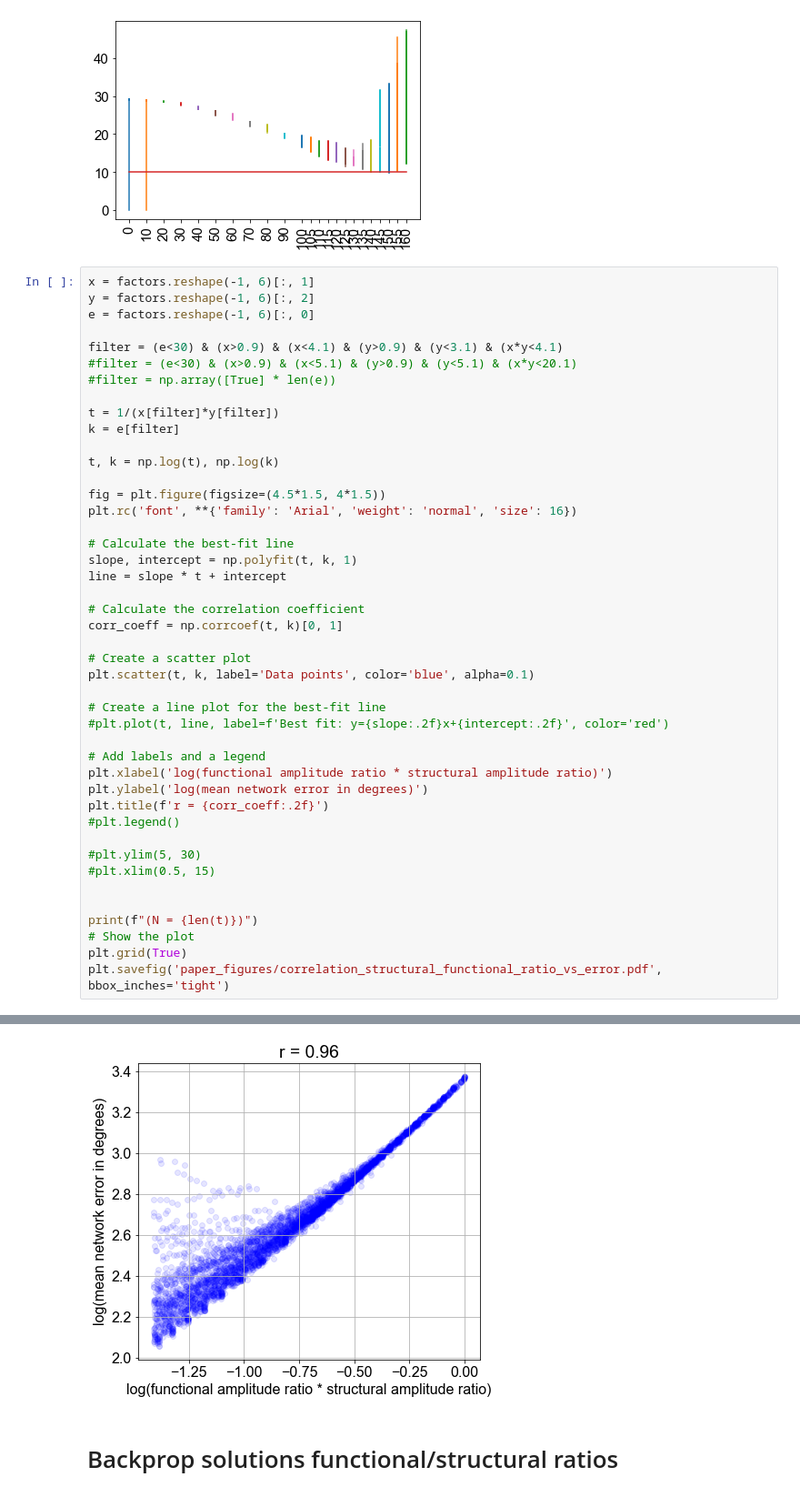
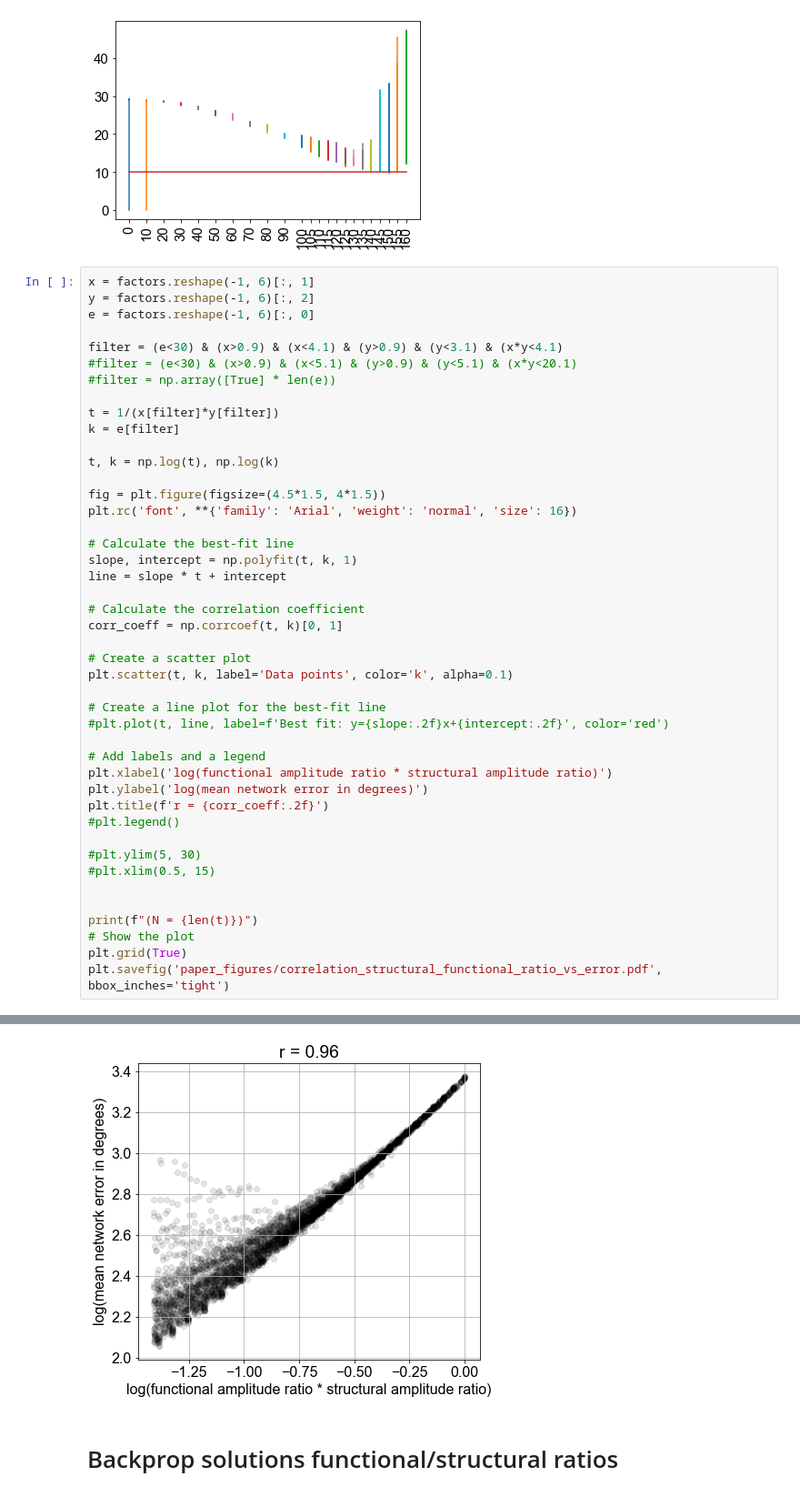
Before and after one commit to azaho/ccn_story3, a Jupyter notebook: radius.ipynb, the cells around one changed output, grey strips where cells are left out. Shown: that part at 91% size. Saved outputs shown, nothing was run; the diff lists cells and outputs as text.

```diff
--- a/radius.ipynb
+++ b/radius.ipynb
@@ -301,35 +312,35 @@ fig = plt.figure(figsize=(4.5*1.5, 4*1.5))
 plt.rc('font', **{'family': 'Arial', 'weight': 'normal', 'size': 16})
 
 # Calculate the best-fit line
 slope, intercept = np.polyfit(t, k, 1)
 line = slope * t + intercept
 
 # Calculate the correlation coefficient
 corr_coeff = np.corrcoef(t, k)[0, 1]
 
 # Create a scatter plot
-plt.scatter(t, k, label='Data points', color='blue', alpha=0.1)
+plt.scatter(t, k, label='Data points', color='k', alpha=0.1)
 
 # Create a line plot for the best-fit line
 #plt.plot(t, line, label=f'Best fit: y={slope:.2f}x+{intercept:.2f}', color='red')
 
 # Add labels and a legend
 plt.xlabel('log(functional amplitude ratio * structural amplitude ratio)')
 plt.ylabel('log(mean network error in degrees)')
 plt.title(f'r = {corr_coeff:.2f}')
 #plt.legend()
 
 #plt.ylim(5, 30)
 #plt.xlim(0.5, 15)
 
 
 print(f"(N = {len(t)})")
 # Show the plot
 plt.grid(True)
 plt.savefig('paper_figures/correlation_structural_functional_ratio_vs_error.pdf', bbox_inches='tight')
 # %% [output]
 (N = 4124)
-[figure, old version]
+[figure, new version]
 # %% [markdown]
 # Backprop solutions functional/structural ratios
 # %%
```
Also changed, not shown: parts of 5 cells of this notebook, 8 other files.
